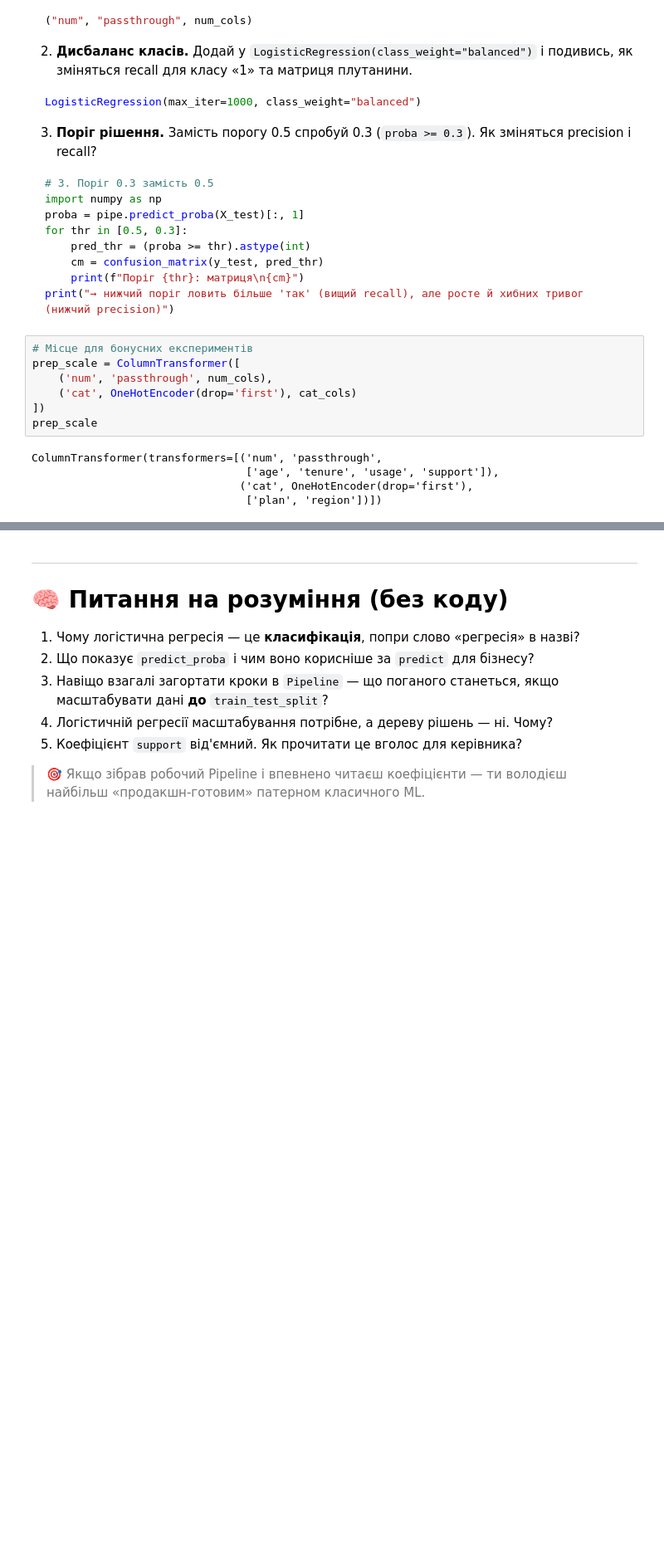
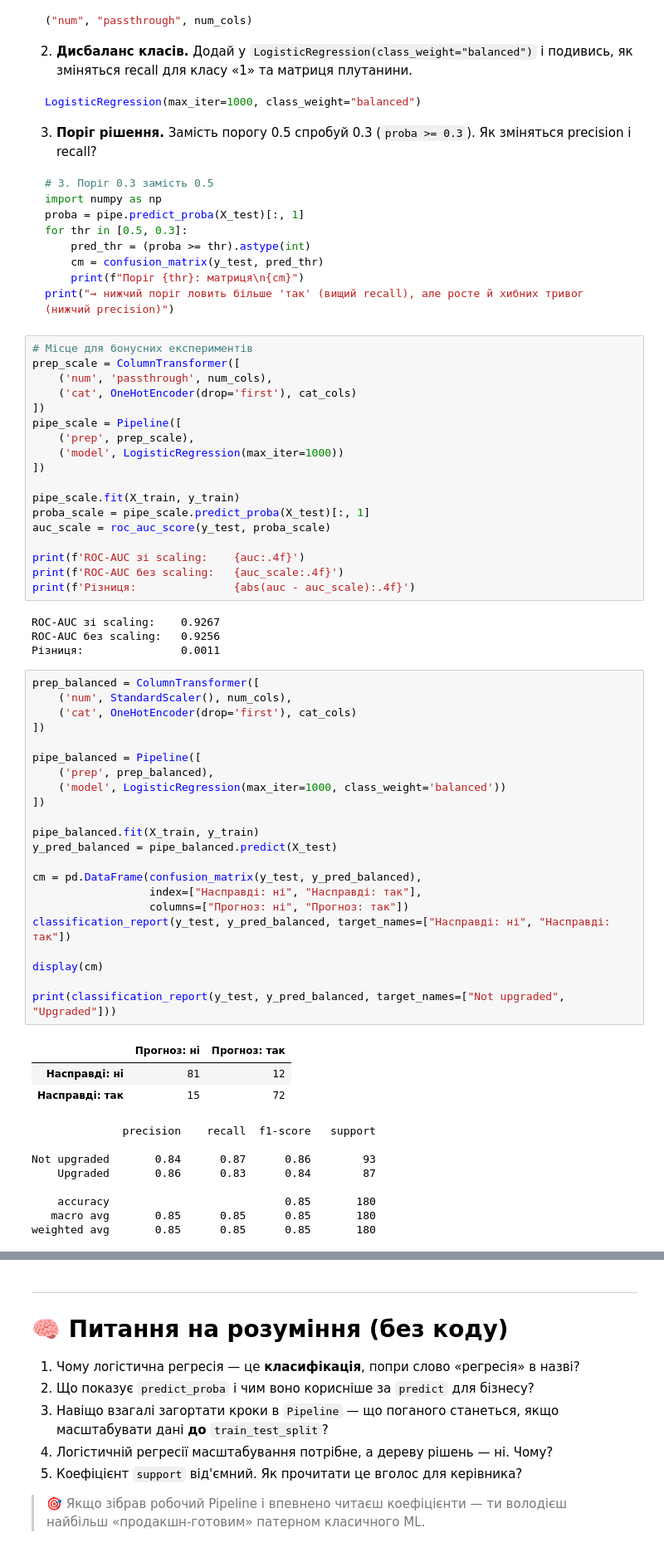
Before and after one commit to NatalieAleksandrova2026/DTA_2026, a Jupyter notebook: ML/logreg_pipeline_TASKS.ipynb, the cells around one changed output, grey strips where cells are left out. Shown at 83% size. Drawn from its saved outputs; the diff is of its cells as text; blank space fills up the shorter version.

````diff
--- a/ML/logreg_pipeline_TASKS.ipynb
+++ b/ML/logreg_pipeline_TASKS.ipynb
@@ -363,15 +363,59 @@ for thr in [0.5, 0.3]:
     print(f"Поріг {thr}: матриця\n{cm}")
 print("→ нижчий поріг ловить більше 'так' (вищий recall), але росте й хибних тривог (нижчий precision)")
 ```
-# %%
-# Місце для бонусних експериментів
-prep_scale = ColumnTransformer([
-    ('num', 'passthrough', num_cols),
-    ('cat', OneHotEncoder(drop='first'), cat_cols)
-])
-prep_scale
-# %% [output]
-ColumnTransformer(transformers=[('num', 'passthrough',
-                                 ['age', 'tenure', 'usage', 'support']),
-                                ('cat', OneHotEncoder(drop='first'),
-                                 ['plan', 'region'])])
+# %%
+# Місце для бонусних експериментів
+prep_scale = ColumnTransformer([
+    ('num', 'passthrough', num_cols),
+    ('cat', OneHotEncoder(drop='first'), cat_cols)
+])
+pipe_scale = Pipeline([
+    ('prep', prep_scale),
+    ('model', LogisticRegression(max_iter=1000))
+])
+
+pipe_scale.fit(X_train, y_train)
+proba_scale = pipe_scale.predict_proba(X_test)[:, 1]
+auc_scale = roc_auc_score(y_test, proba_scale)
+
+print(f'ROC-AUC зі scaling:    {auc:.4f}')
+print(f'ROC-AUC без scaling:   {auc_scale:.4f}')
+print(f'Різниця:               {abs(auc - auc_scale):.4f}')
+# %% [output]
+ROC-AUC зі scaling:    0.9267
+ROC-AUC без scaling:   0.9256
+Різниця:               0.0011
+# %%
+prep_balanced = ColumnTransformer([
+    ('num', StandardScaler(), num_cols),
+    ('cat', OneHotEncoder(drop='first'), cat_cols)
+])
+
+pipe_balanced = Pipeline([
+    ('prep', prep_balanced),
+    ('model', LogisticRegression(max_iter=1000, class_weight='balanced'))
+])
+
+pipe_balanced.fit(X_train, y_train)
+y_pred_balanced = pipe_balanced.predict(X_test)
+
+cm = pd.DataFrame(confusion_matrix(y_test, y_pred_balanced),
+                  index=["Насправді: ні", "Насправді: так"],
+                  columns=["Прогноз: ні", "Прогноз: так"])
+classification_report(y_test, y_pred_balanced, target_names=["Насправді: ні", "Насправді: так"])
+
+display(cm)
+
+print(classification_report(y_test, y_pred_balanced, target_names=["Not upgraded", "Upgraded"]))
+# %% [output]
+|  | Прогноз: ні | Прогноз: так |
+| Насправді: ні | 81 | 12 |
+| Насправді: так | 15 | 72 |
+              precision    recall  f1-score   support
+
+Not upgraded       0.84      0.87      0.86        93
+    Upgraded       0.86      0.83      0.84        87
+
+    accuracy                           0.85       180
+   macro avg       0.85      0.85      0.85       180
+weighted avg       0.85      0.85      0.85       180
````
Also changed, not shown: parts of 3 cells of this notebook.
